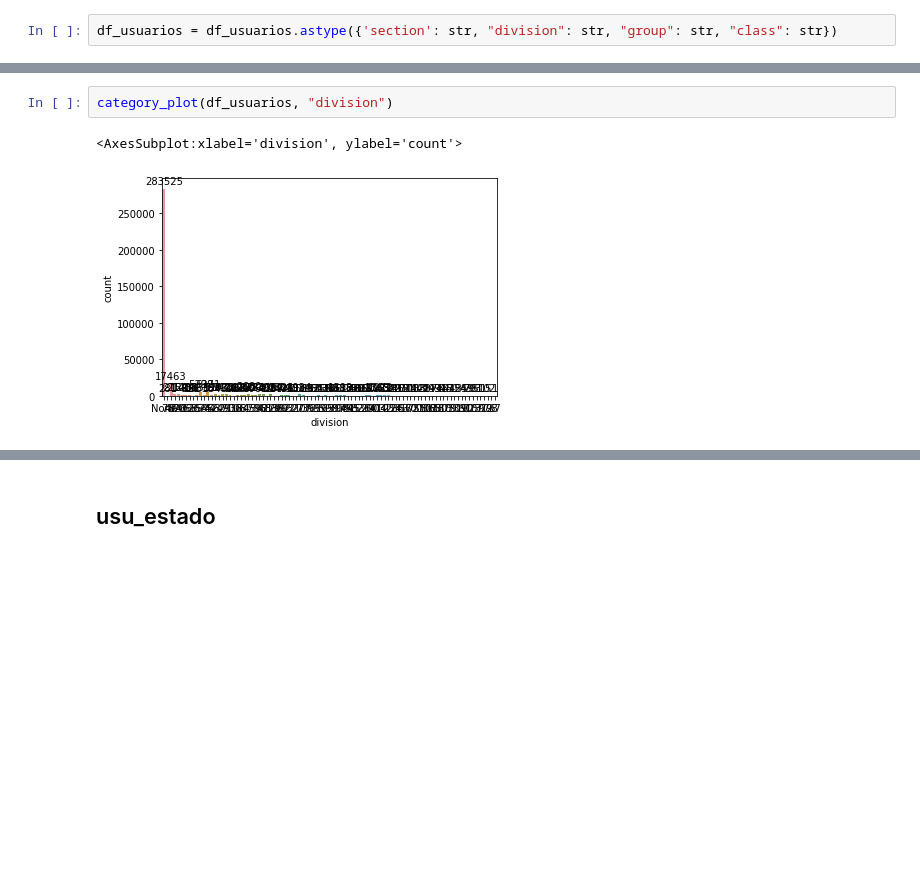
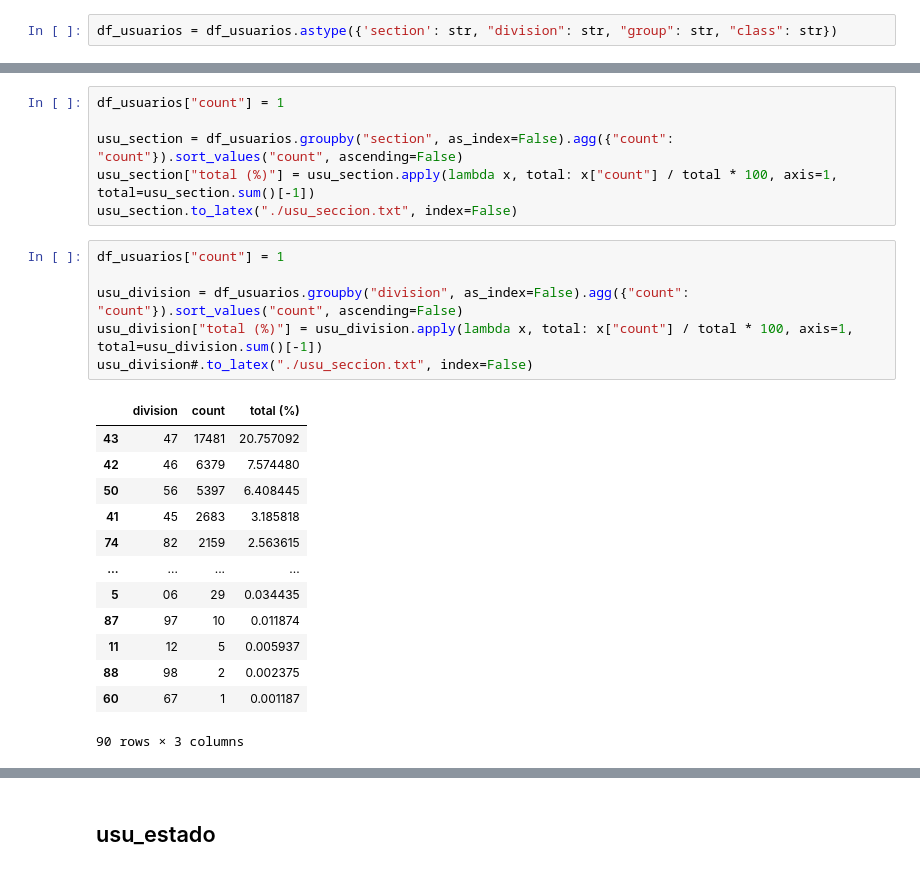
Before and after one commit to boschmateo/prediccion_ecommerce, a Jupyter notebook: 01 - Exploratory analysis.ipynb, the cells around one changed output, grey strips where cells are left out. Saved outputs shown, nothing was run; the diff lists cells and outputs as text; blank space fills up the shorter version.

```diff
--- a/01 - Exploratory analysis.ipynb
+++ b/01 - Exploratory analysis.ipynb
@@ -663,5 +739,26 @@ category_plot(df_usuarios, "section")
-# %%
-category_plot(df_usuarios, "division")
-# %% [output]
-<AxesSubplot:xlabel='division', ylabel='count'>
-[figure, removed]
+# %%
+df_usuarios["count"] = 1
+
+usu_section = df_usuarios.groupby("section", as_index=False).agg({"count": "count"}).sort_values("count", ascending=False)
+usu_section["total (%)"] = usu_section.apply(lambda x, total: x["count"] / total * 100, axis=1, total=usu_section.sum()[-1])
+usu_section.to_latex("./usu_seccion.txt", index=False)
+# %%
+df_usuarios["count"] = 1
+
+usu_division = df_usuarios.groupby("division", as_index=False).agg({"count": "count"}).sort_values("count", ascending=False)
+usu_division["total (%)"] = usu_division.apply(lambda x, total: x["count"] / total * 100, axis=1, total=usu_division.sum()[-1])
+usu_division#.to_latex("./usu_seccion.txt", index=False)
+# %% [output]
+|  | division | count | total (%) |
+| 43 | 47 | 17481 | 20.757092 |
+| 42 | 46 | 6379 | 7.574480 |
+| 50 | 56 | 5397 | 6.408445 |
+| 41 | 45 | 2683 | 3.185818 |
+| 74 | 82 | 2159 | 2.563615 |
+| ... | ... | ... | ... |
+| 5 | 06 | 29 | 0.034435 |
+| 87 | 97 | 10 | 0.011874 |
+| 11 | 12 | 5 | 0.005937 |
+| 88 | 98 | 2 | 0.002375 |
+| 60 | 67 | 1 | 0.001187 |
+90 rows × 3 columns
```
Also changed, not shown: parts of 33 cells of this notebook, 6 other files.
